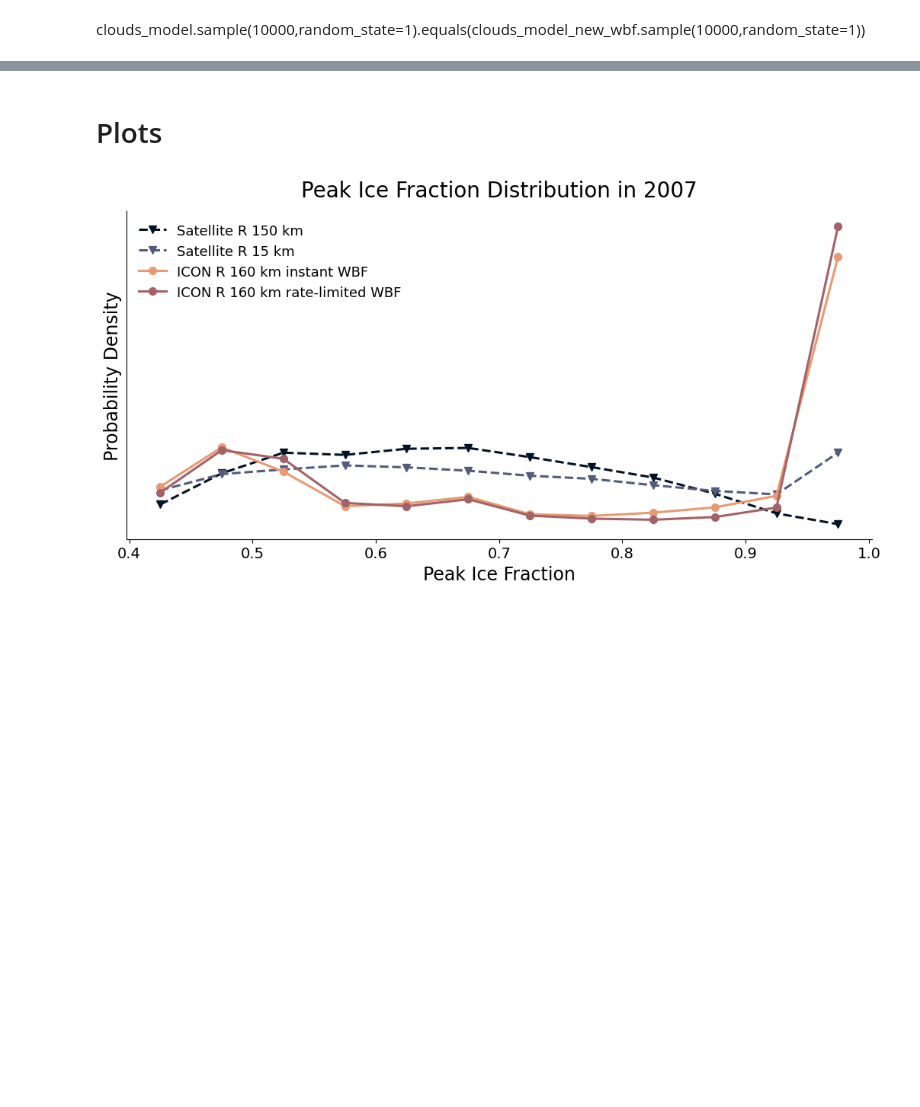
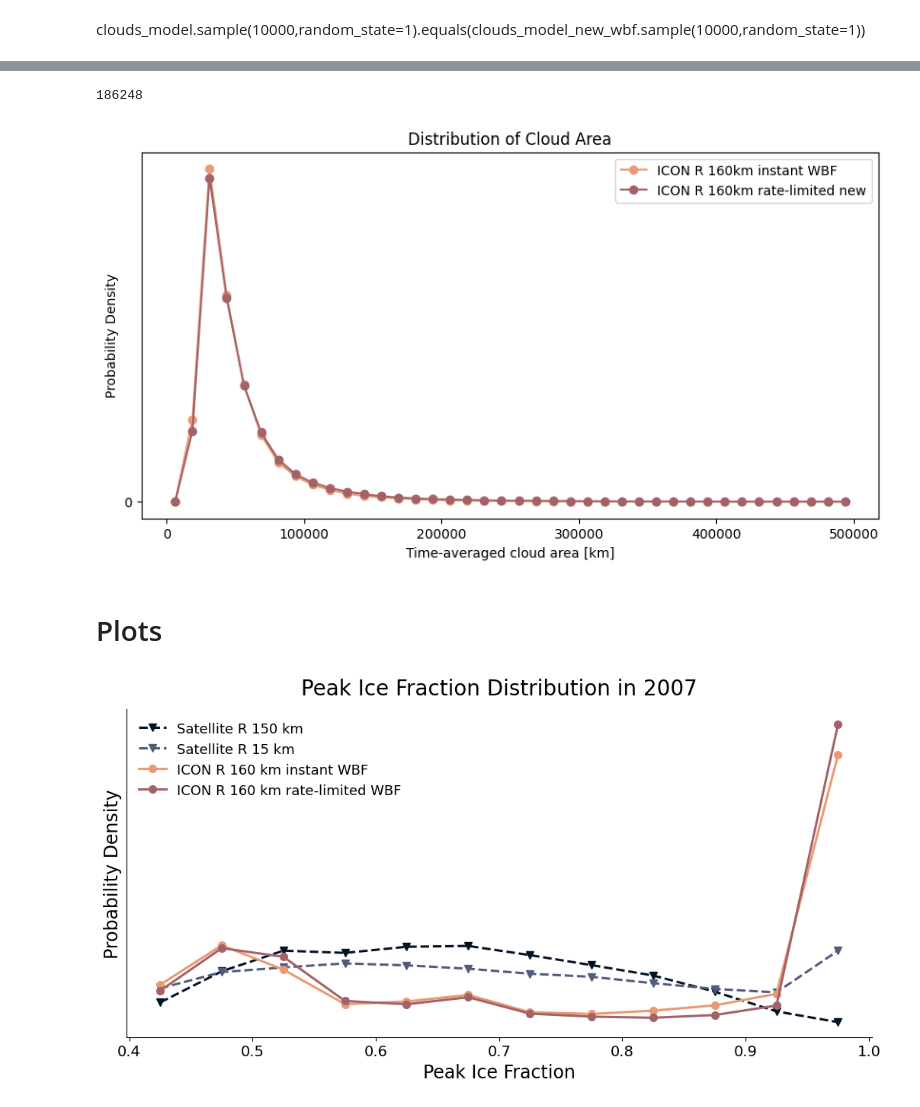
Before and after one commit to DragomirNikolov/MSGI, a Jupyter notebook: plotting/model_vs_satellite_plots.ipynb, the cells around one changed output, grey strips where cells are left out. Drawn from its saved outputs; the diff is of its cells as text; code cells hidden in the pictures; blank space fills up the shorter version.

```diff
--- a/plotting/model_vs_satellite_plots.ipynb
+++ b/plotting/model_vs_satellite_plots.ipynb
@@ -126,3 +257,75 @@ set_peak_if(glac_model_new_wbf)
+# %%
+len(glac_model_new_wbf)
+# %% [output]
+186248
+# %%
+fig, ax = plt.subplots(figsize=(10, 5))
+
+# Transparent background
+fig.patch.set_alpha(0)
+ax.set_facecolor("none")
+
+bins = 40
+hist_range = [0, 5e5]  # adjust if your cloud areas extend beyond this
+
+# ICON instant WBF
+area_instant = glac_model["avg_size[km]"].dropna().to_numpy()
+
+counts1, edges1 = np.histogram(
+    area_instant,
+    bins=bins,
+    range=hist_range,
+    density=True
+)
+centers1 = 0.5 * (edges1[:-1] + edges1[1:])
+
+ax.plot(
+    centers1,
+    counts1,
+    "-o",
+    label="ICON R 160km instant WBF",
+    color=color_model_old_wbf
+)
+
+# ICON rate-limited new WBF
+area_rl = glac_model_new_wbf["avg_size[km]"].dropna().to_numpy()
+
+counts2, edges2 = np.histogram(
+    area_rl,
+    bins=bins,
+    range=hist_range,
+    density=True
+)
+centers2 = 0.5 * (edges2[:-1] + edges2[1:])
+
+ax.plot(
+    centers2,
+    counts2,
+    "-o",
+    label="ICON R 160km rate-limited new",
+    color=color_model_new_wbf
+)
+
+ax.set_title("Distribution of Cloud Area")
+ax.set_xlabel("Time-averaged cloud area [km]")
+ax.set_ylabel("Probability Density")
+
+# Keep only 0 on the vertical axis
+ax.set_yticks([0])
+ax.tick_params(axis="y", left=True, right=False, labelleft=True)
+
+ax.legend()
+
+plt.savefig(
+    "avg_cloud_area_distribution.png",
+    transparent=True,
+    bbox_inches="tight",
+    dpi=300
+)
+
+plt.show()
+# %% [output]
+[figure, added]
 # %%
 # def set_is_glaciating(cloud_df,glac_df):
 #     cloud_df['is_glaciating'] = (
```
Also changed, not shown: parts of 14 cells of this notebook, 4 other files.
